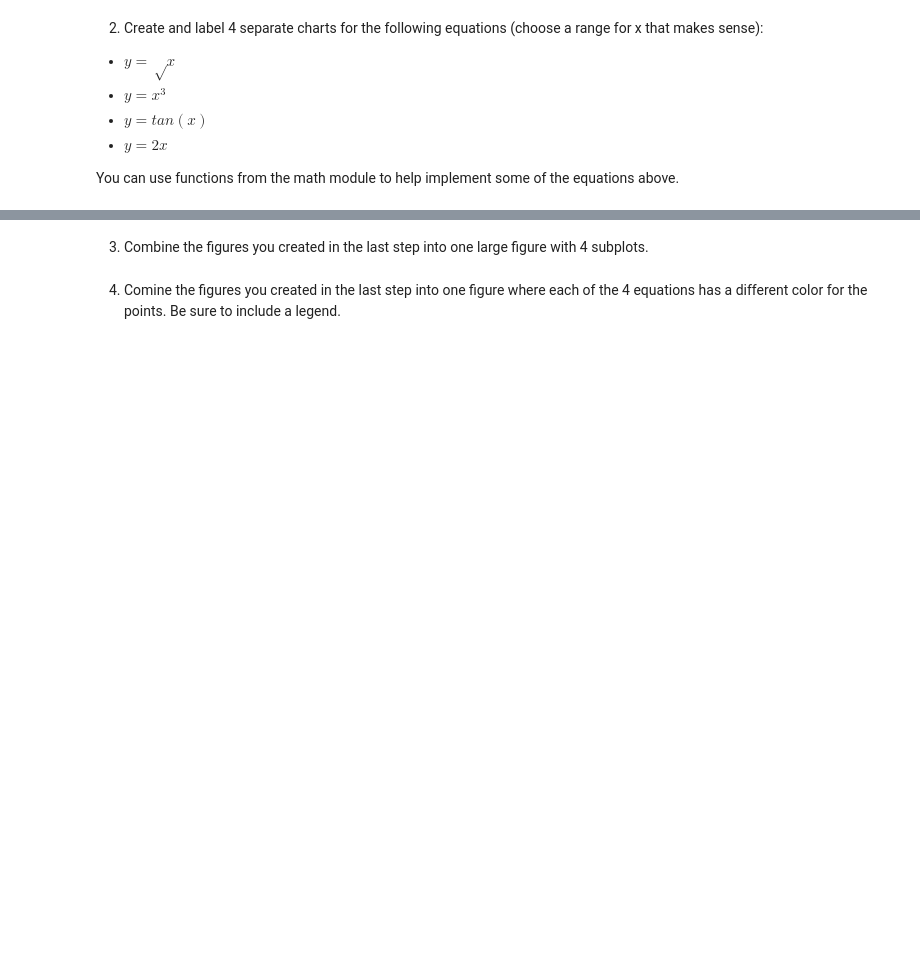
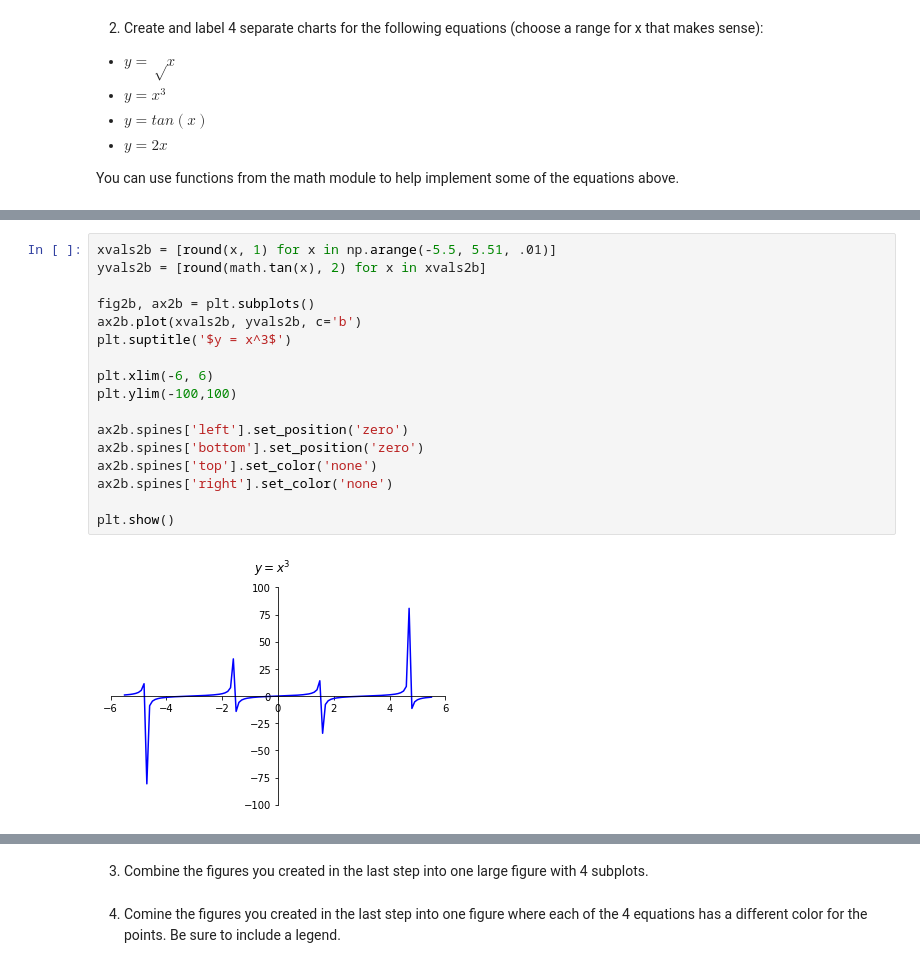
Before and after one commit to kjeliasen/python-exercises, a Jupyter notebook: 4.6.1_matplotlib_exercises.ipynb, the cells around one changed output, grey strips where cells are left out. Cells and saved outputs as stored; diff of their text form; blank space fills up the shorter version.

```diff
--- a/4.6.1_matplotlib_exercises.ipynb
+++ b/4.6.1_matplotlib_exercises.ipynb
@@ -23,0 +65,19 @@ You can use functions from the math module to help implement some of the equatio
+# %%
+xvals2b = [round(x, 1) for x in np.arange(-5.5, 5.51, .01)]
+yvals2b = [round(math.tan(x), 2) for x in xvals2b]
+
+fig2b, ax2b = plt.subplots()
+ax2b.plot(xvals2b, yvals2b, c='b')
+plt.suptitle('$y = x^3$')
+
+plt.xlim(-6, 6)
+plt.ylim(-100,100)
+
+ax2b.spines['left'].set_position('zero')
+ax2b.spines['bottom'].set_position('zero')
+ax2b.spines['top'].set_color('none')
+ax2b.spines['right'].set_color('none')
+
+plt.show()
+# %% [output]
+[figure, added]
```
Also changed, not shown: parts of 5 cells of this notebook.
